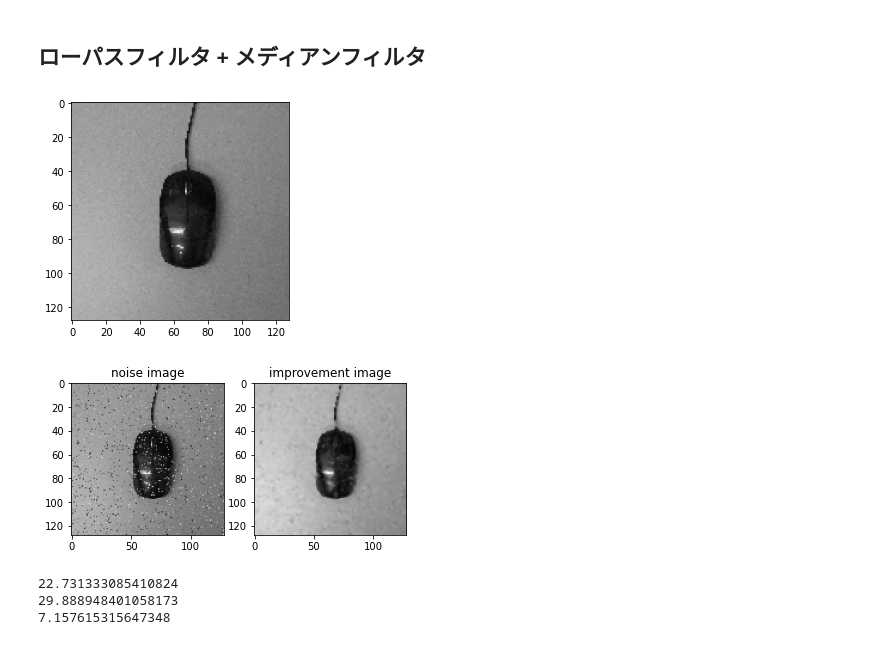
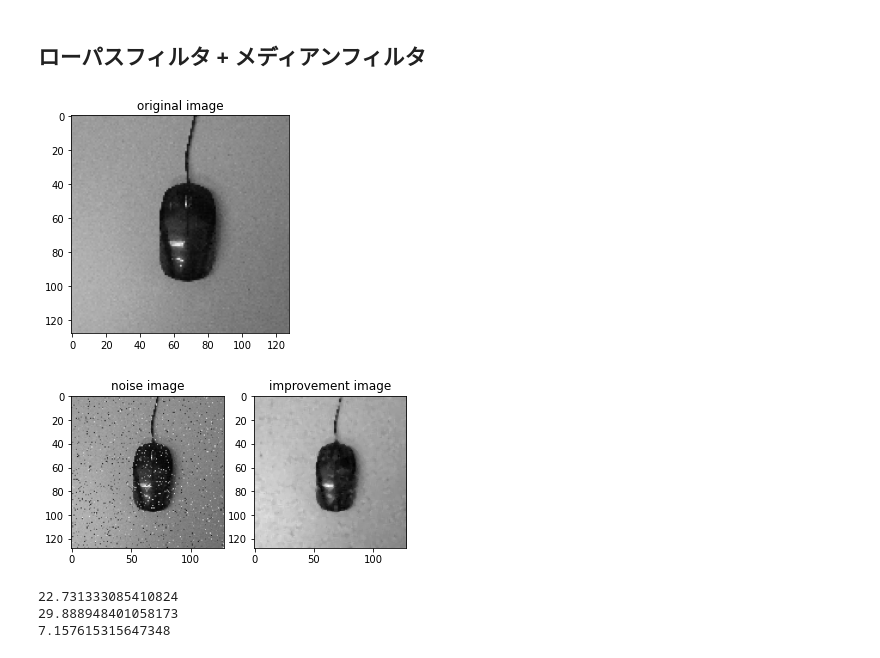
Before and after one commit to hal1127/engineering_design_ryukyu, a Jupyter notebook: main.ipynb, the cells around one changed output. Drawn from its saved outputs; the diff is of its cells as text; code cells hidden in the pictures.

```diff
--- a/main.ipynb
+++ b/main.ipynb
@@ -239,35 +245,35 @@ def low_pass_filter(img, msize=45):
 
   # 0~255で正規化
   img_back_max = img_back.max()
   img_back2 = (img_back * 255) / img_back_max
   img_back2 = img_back2.astype(np.uint8)
   return img_back2
 
 
 # load image (grayscale)
 # 入力画像を読み込み
 noise = cv2.imread("1121/mouse_noise.bmp", 0)
 org = cv2.imread("1121/mouse_original.bmp", 0)
 
-plt.imshow(org, cmap="gray")
+plt.imshow(org, cmap="gray"), plt.title("original image")
 plt.show()
 
 dst = low_pass_filter(noise, 55)
 
 median = cv2.medianBlur(dst, 3)
 
 
 # 画像をプロット
 plt.subplot(121).imshow(noise, cmap="gray"), plt.title("noise image")
 plt.subplot(122).imshow(median, cmap="gray"), plt.title("improvement image")
 plt.show()
 noise_psnr = cv2.PSNR(org, noise)
 imp_psnr = cv2.PSNR(org, median)
 print(noise_psnr)
 print(imp_psnr)
 print(imp_psnr-noise_psnr)
 # %% [output]
-[figure, old version]
+[figure, new version]
 [figure]
 22.731333085410824
 29.888948401058173
```
Also changed, not shown: parts of 3 cells of this notebook.
